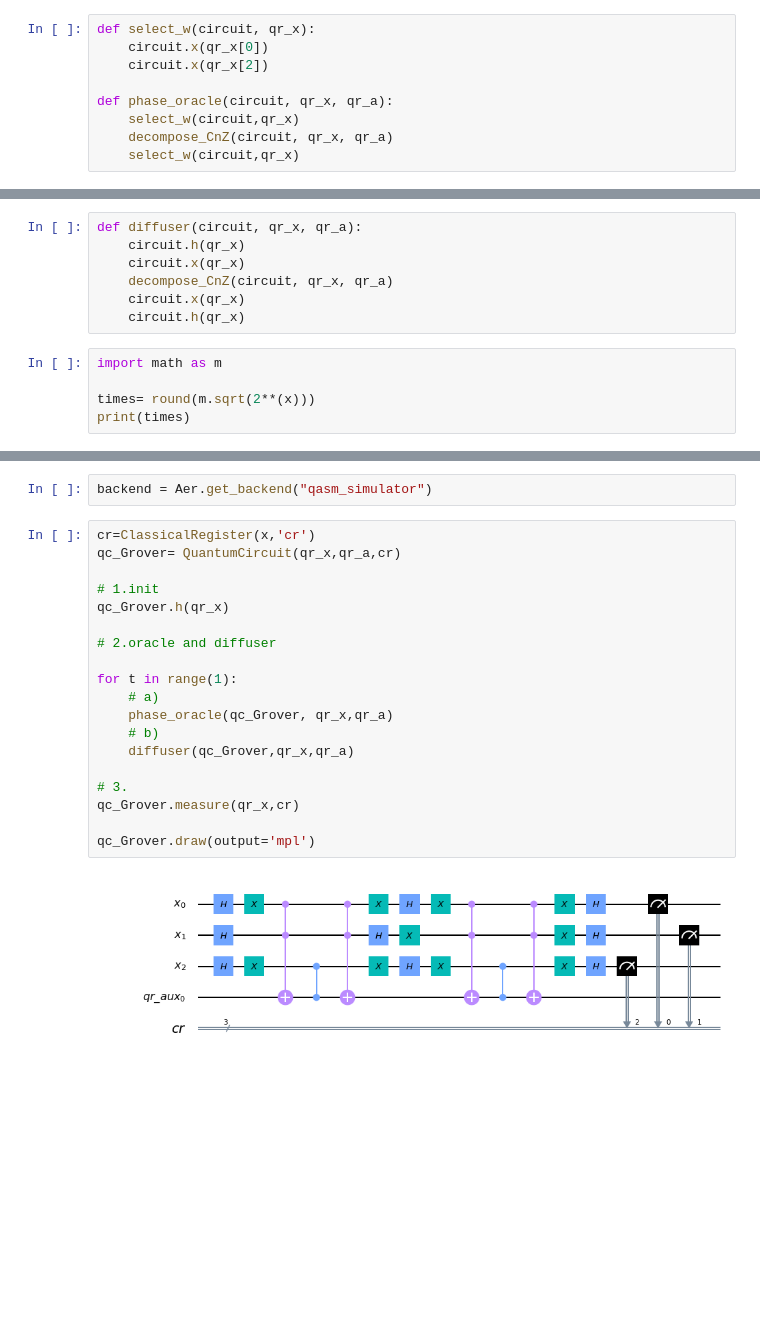
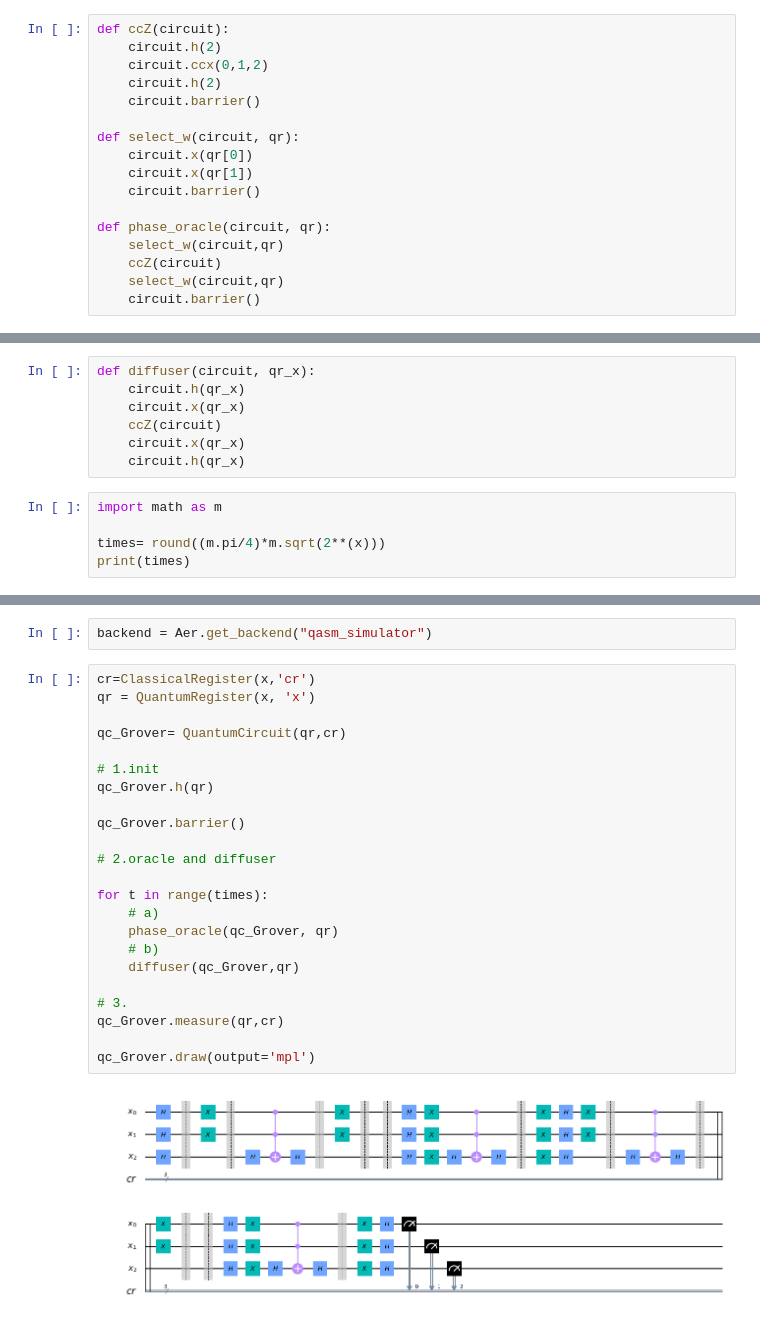
Before and after one commit to SiIky/ic-1920-tp, a Jupyter notebook: tp2/TP2.ipynb, the cells around one changed output, grey strips where cells are left out. Cells and saved outputs as stored; diff of their text form; blank space fills up the shorter version.

```diff
--- a/tp2/TP2.ipynb
+++ b/tp2/TP2.ipynb
@@ -74,24 +48,32 @@ qc_3.draw(output='mpl')
 # %%
-def select_w(circuit, qr_x):
-    circuit.x(qr_x[0])
-    circuit.x(qr_x[2])
+def ccZ(circuit):
+    circuit.h(2)
+    circuit.ccx(0,1,2)
+    circuit.h(2)
+    circuit.barrier()
 
-def phase_oracle(circuit, qr_x, qr_a):
-    select_w(circuit,qr_x)
-    decompose_CnZ(circuit, qr_x, qr_a)
-    select_w(circuit,qr_x)
+def select_w(circuit, qr):
+    circuit.x(qr[0])
+    circuit.x(qr[1])
+    circuit.barrier()
+
+def phase_oracle(circuit, qr):
+    select_w(circuit,qr)
+    ccZ(circuit)
+    select_w(circuit,qr)
+    circuit.barrier()
 # %% [markdown]
 ### Oracle $U_w$
 # %%
-def diffuser(circuit, qr_x, qr_a):
+def diffuser(circuit, qr_x):
     circuit.h(qr_x)
     circuit.x(qr_x)
-    decompose_CnZ(circuit, qr_x, qr_a)
+    ccZ(circuit)
     circuit.x(qr_x)
     circuit.h(qr_x)
 # %%
 import math as m
 
-times= round(m.sqrt(2**(x)))
+times= round((m.pi/4)*m.sqrt(2**(x)))
 print(times)
 # %% [output]
@@ -100,22 +82,26 @@ print(times)
 backend = Aer.get_backend("qasm_simulator")
 # %%
 cr=ClassicalRegister(x,'cr')
-qc_Grover= QuantumCircuit(qr_x,qr_a,cr)
+qr = QuantumRegister(x, 'x')
+
+qc_Grover= QuantumCircuit(qr,cr)
 
 # 1.init
-qc_Grover.h(qr_x)
+qc_Grover.h(qr)
+
+qc_Grover.barrier()
 
 # 2.oracle and diffuser
 
-for t in range(1):
+for t in range(times):
     # a)
-    phase_oracle(qc_Grover, qr_x,qr_a)
+    phase_oracle(qc_Grover, qr)
     # b)
-    diffuser(qc_Grover,qr_x,qr_a)
+    diffuser(qc_Grover,qr)
 
 # 3.
-qc_Grover.measure(qr_x,cr)
+qc_Grover.measure(qr,cr)
 
 qc_Grover.draw(output='mpl')
 # %% [output]
-[figure, old version]
+[figure, new version]
```
Also changed, not shown: parts of 7 cells of this notebook.
